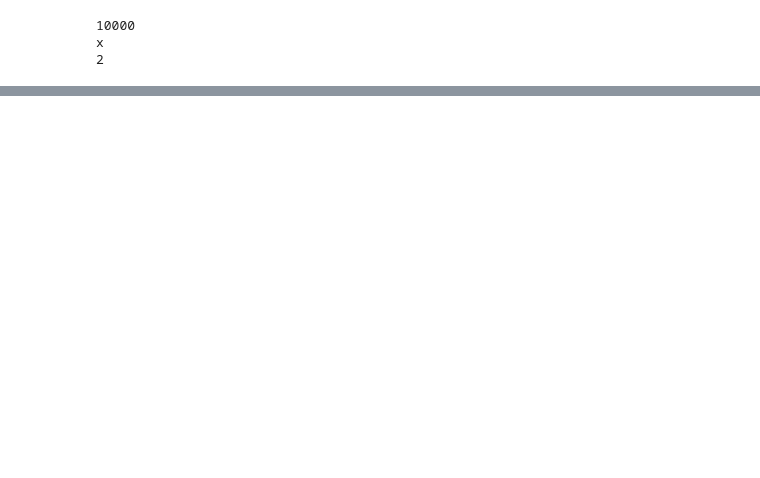
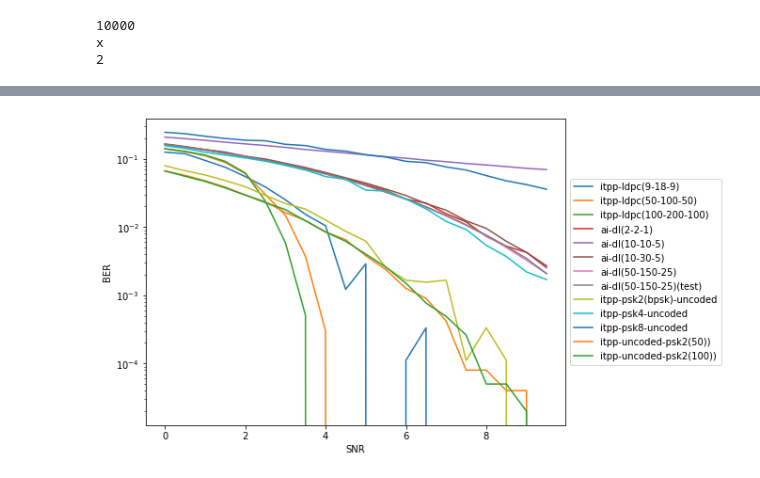
Before and after one commit to iamviji/project, a Jupyter notebook: Report/KerasBinary_In_En_Ch_QPSK.ipynb, the cells around one changed output, grey strips where cells are left out. Cells and saved outputs as stored; diff of their text form; code cells hidden in the pictures; blank space fills up the shorter version.

```diff
--- a/Report/KerasBinary_In_En_Ch_QPSK.ipynb
+++ b/Report/KerasBinary_In_En_Ch_QPSK.ipynb
@@ -1210,0 +1086,29 @@ plt.show()
+# %%
+
+import matplotlib.pyplot as plt
+%matplotlib inline
+snrs = numpy.arange (SNR_BEGIN, SNR_END, SNR_STEP_SIZE)
+fig, (ax1) = plt.subplots(1,1,figsize=(8,6))
+ax1.semilogy(snrs,ber_per_iter_ldpc_itpp_psk_4,'', label="itpp-ldpc(9-18-9)") # plot BER vs SNR
+ax1.semilogy(snrs,ber_per_iter_ldpc_50_100_itpp_psk_4[5:25],'', label="itpp-ldpc(50-100-50)") # plot BER vs SNR
+ax1.semilogy(snrs,ber_per_iter_ldpc_100_200_itpp_psk_4[5:25],'', label="itpp-ldpc(100-200-100)") # plot BER vs SNR
+ax1.semilogy(snrs,ber_per_iter_dl_tensor1,'', label="ai-dl(2-2-1)") # plot BER vs SNR
+ax1.semilogy(snrs,ber_per_iter_dl_tensor4,'', label="ai-dl(10-10-5)") # plot BER vs SNR
+ax1.semilogy(snrs,ber_per_iter_dl_tensor7,'', label="ai-dl(10-30-5)") # plot BER vs SNR
+ax1.semilogy(snrs,ber_per_iter_dl_tensor8,'', label="ai-dl(50-150-25)") # plot BER vs SNR
+ax1.semilogy(snrs,ber_per_iter_dl_tensor9,'', label="ai-dl(50-150-25)(test)") # plot BER vs SNR
+#ax1.semilogy(snrs,ber_per_iter_uncoded_commpy_psk_2,'', label="commpy-psk2(bpsk)-uncoded") # plot BER vs SNR
+ax1.semilogy(snrs,ber_per_iter_uncoded_itpp_psk_2,'', label="itpp-psk2(bpsk)-uncoded") # plot BER vs SNR
+#ax1.semilogy(snrs,ber_per_iter_uncoded_commpy_psk_4,'', label="commpy-psk4-uncoded") # plot BER vs SNR
+ax1.semilogy(snrs,ber_per_iter_uncoded_itpp_psk_4,'', label="itpp-psk4-uncoded") # plot BER vs SNR
+ax1.semilogy(snrs,ber_per_iter_uncoded_itpp_psk_8,'', label="itpp-psk8-uncoded") # plot BER vs SNR
+#ax1.semilogy(snrs,ber_per_iter_uncoded_commpy_psk_8,'', label="commpy-psk8-uncoded") # plot BER vs SNR
+ax1.semilogy(snrs,ber_per_iter_uncoded_50_itpp_psk_2[5:25],'', label="itpp-uncoded-psk2(50))") # plot BER vs SNR
+ax1.semilogy(snrs,ber_per_iter_uncoded_100_itpp_psk_2[5:25],'', label="itpp-uncoded-psk2(100))") # plot BER vs SNR
+ax1.set_ylabel('BER')
+ax1.set_xlabel('SNR')
+plt.savefig('ldpc_ber_{}_{}.png'.format(2*channel_size,input_message_length))
+plt.legend(loc='center left', bbox_to_anchor=(1, 0.5))
+plt.show()
+# %% [output]
+[figure, added]
```
Also changed, not shown: parts of 53 cells of this notebook.
